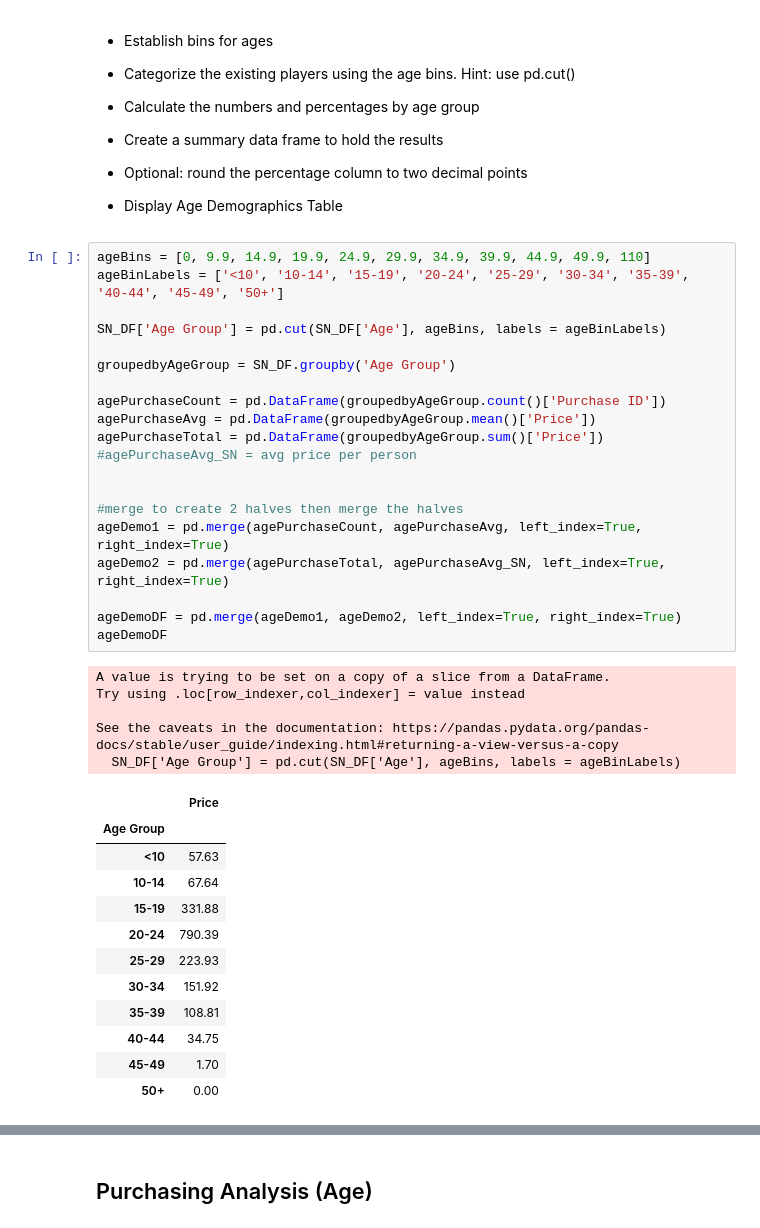
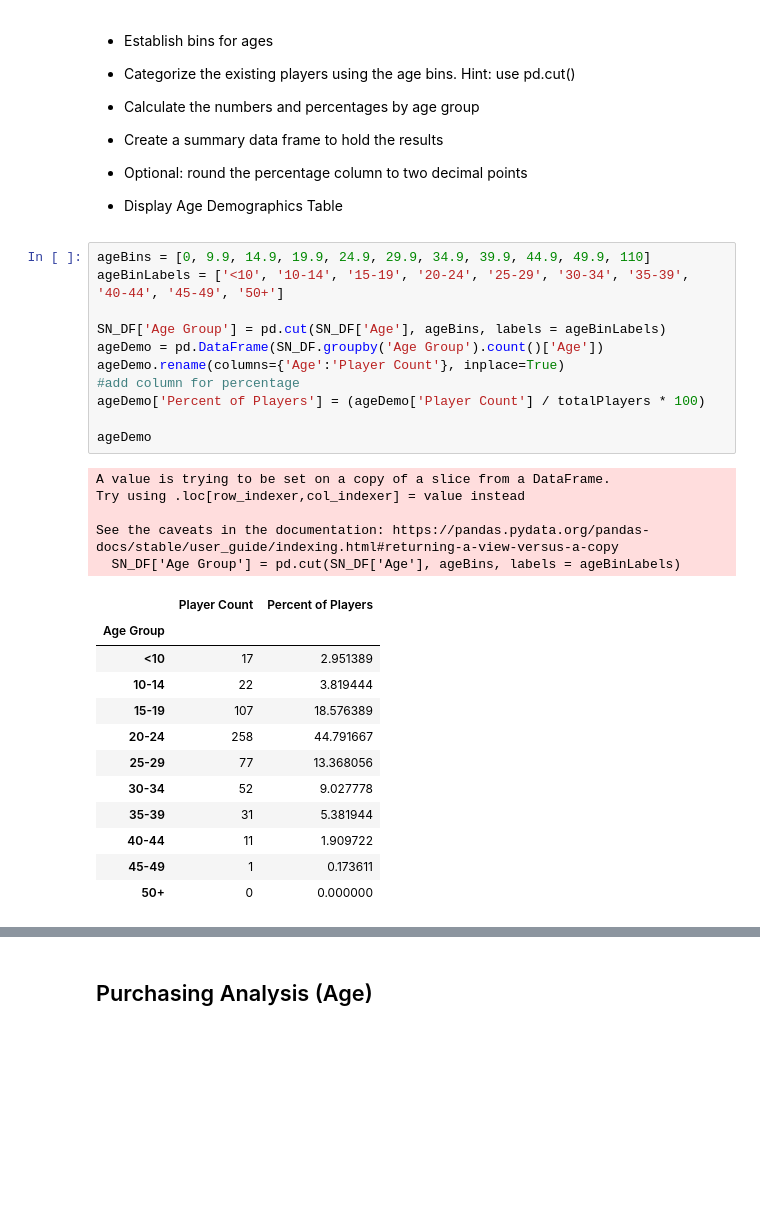
Before and after one commit to ngranback/pandas-challenge, a Jupyter notebook: HeroesOfPymoli/HeroesOfPymoli_NLG.ipynb, the cells around one changed output, grey strips where cells are left out. Saved outputs shown, nothing was run; the diff lists cells and outputs as text; blank space fills up the shorter version.

Commit message:
age demo complete, age analysis 75% done

```diff
--- a/HeroesOfPymoli/HeroesOfPymoli_starter.ipynb
+++ b/HeroesOfPymoli/HeroesOfPymoli_NLG.ipynb
@@ -166,38 +172,29 @@ purchaseAnalysisDF
 # %%
 ageBins = [0, 9.9, 14.9, 19.9, 24.9, 29.9, 34.9, 39.9, 44.9, 49.9, 110]
 ageBinLabels = ['<10', '10-14', '15-19', '20-24', '25-29', '30-34', '35-39', '40-44', '45-49', '50+']
 
 SN_DF['Age Group'] = pd.cut(SN_DF['Age'], ageBins, labels = ageBinLabels)
+ageDemo = pd.DataFrame(SN_DF.groupby('Age Group').count()['Age'])
+ageDemo.rename(columns={'Age':'Player Count'}, inplace=True)
+#add column for percentage
+ageDemo['Percent of Players'] = (ageDemo['Player Count'] / totalPlayers * 100)
 
-groupedbyAgeGroup = SN_DF.groupby('Age Group')
-
-agePurchaseCount = pd.DataFrame(groupedbyAgeGroup.count()['Purchase ID'])
-agePurchaseAvg = pd.DataFrame(groupedbyAgeGroup.mean()['Price'])
-agePurchaseTotal = pd.DataFrame(groupedbyAgeGroup.sum()['Price'])
-#agePurchaseAvg_SN = avg price per person
-
-
-#merge to create 2 halves then merge the halves
-ageDemo1 = pd.merge(agePurchaseCount, agePurchaseAvg, left_index=True, right_index=True)
-ageDemo2 = pd.merge(agePurchaseTotal, agePurchaseAvg_SN, left_index=True, right_index=True)
-
-ageDemoDF = pd.merge(ageDemo1, ageDemo2, left_index=True, right_index=True)
-ageDemoDF
+ageDemo
 # %% [output]
 A value is trying to be set on a copy of a slice from a DataFrame.
 Try using .loc[row_indexer,col_indexer] = value instead
 
 See the caveats in the documentation: https://pandas.pydata.org/pandas-docs/stable/user_guide/indexing.html#returning-a-view-versus-a-copy
   SN_DF['Age Group'] = pd.cut(SN_DF['Age'], ageBins, labels = ageBinLabels)
-|  | Price |
-| Age Group |  |
-| <10 | 57.63 |
-| 10-14 | 67.64 |
-| 15-19 | 331.88 |
-| 20-24 | 790.39 |
-| 25-29 | 223.93 |
-| 30-34 | 151.92 |
-| 35-39 | 108.81 |
-| 40-44 | 34.75 |
-| 45-49 | 1.70 |
-| 50+ | 0.00 |
+|  | Player Count | Percent of Players |
+| Age Group |  |  |
+| <10 | 17 | 2.951389 |
+| 10-14 | 22 | 3.819444 |
+| 15-19 | 107 | 18.576389 |
+| 20-24 | 258 | 44.791667 |
+| 25-29 | 77 | 13.368056 |
+| 30-34 | 52 | 9.027778 |
+| 35-39 | 31 | 5.381944 |
+| 40-44 | 11 | 1.909722 |
+| 45-49 | 1 | 0.173611 |
+| 50+ | 0 | 0.000000 |
```
Also changed, not shown: parts of 2 cells of this notebook.
